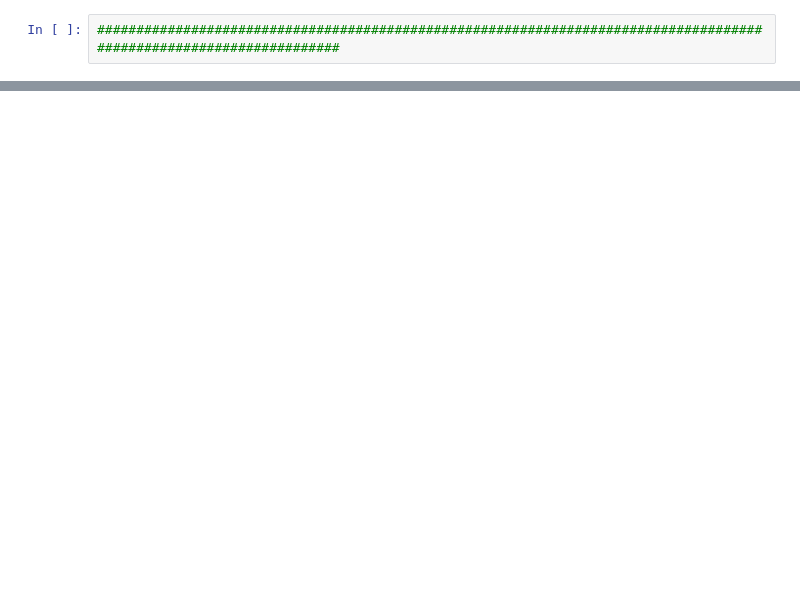
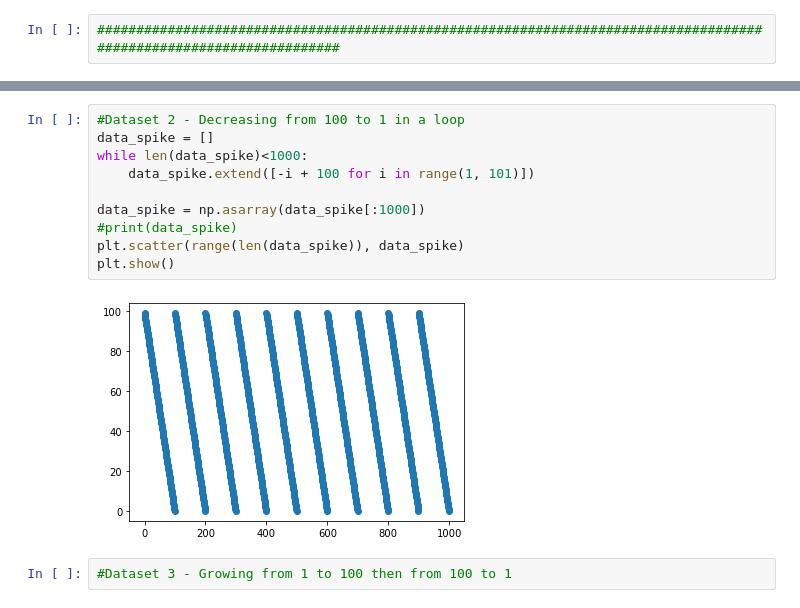
Before and after one commit to PBPZA/Deep_Kalman_Filter_Thesis, a Jupyter notebook: TU_PRACUJE_DEMO_DKF_MV_FROM_PDF_TEST.ipynb, the cells around one changed output, grey strips where cells are left out. Cells and saved outputs as stored; diff of their text form; blank space fills up the shorter version.

```diff
--- a/TU_PRACUJE_DEMO_DKF_MV_FROM_PDF_TEST.ipynb
+++ b/TU_PRACUJE_DEMO_DKF_MV_FROM_PDF_TEST.ipynb
@@ -1090,0 +977,14 @@ plt.show()
+# %%
+#Dataset 2 - Decreasing from 100 to 1 in a loop
+data_spike = []
+while len(data_spike)<1000:
+    data_spike.extend([-i + 100 for i in range(1, 101)])
+
+data_spike = np.asarray(data_spike[:1000])
+#print(data_spike)
+plt.scatter(range(len(data_spike)), data_spike)
+plt.show()
+# %% [output]
+[figure, added]
+# %%
+#Dataset 3 - Growing from 1 to 100 then from 100 to 1
```
Also changed, not shown: parts of 101 cells of this notebook, 1 other file.
